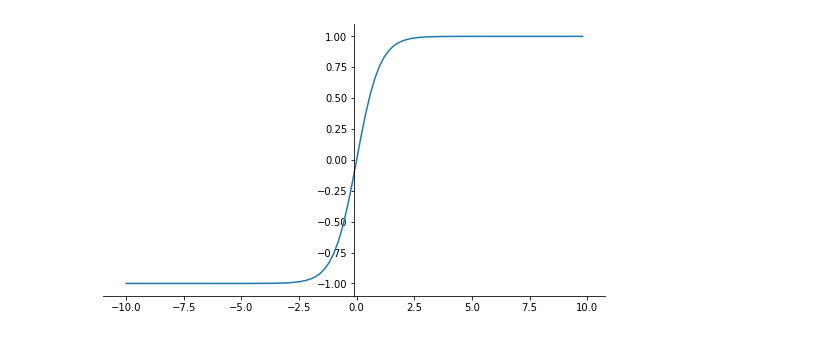
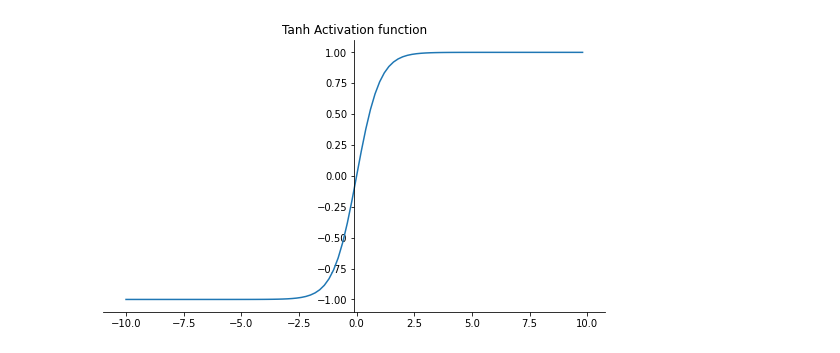
Before and after one commit to myschl/ML-DL, a Jupyter notebook: Activation_functions_plot_.ipynb, the cells around one changed output. Cells and saved outputs as stored; diff of their text form; code cells hidden in the pictures.

```diff
--- a/Activation_functions_plot_.ipynb
+++ b/Activation_functions_plot_.ipynb
@@ -36,7 +36,7 @@ def elu(arr):
     return a
 
 
-def plot_activation(function):
+def plot_activation(function, title):
   x=np.arange(-10,10,0.2)
   # Setup centered axes
   fig, ax = plt.subplots(figsize=(9, 5))
@@ -46,5 +46,6 @@ def plot_activation(function):
   ax.xaxis.set_ticks_position('bottom')
   ax.yaxis.set_ticks_position('left')
   ax.plot(x, function(x))
+  plt.title(title)
   plt.show()
 # %%
@@ -66,4 +67,4 @@ plot_activation(sigmoid)
 # %%
-plot_activation(tanh)
+plot_activation(tanh, 'Tanh Activation function')
 # %% [output]
-[figure, old version]
+[figure, new version]
```
Also changed, not shown: parts of 4 cells of this notebook.
